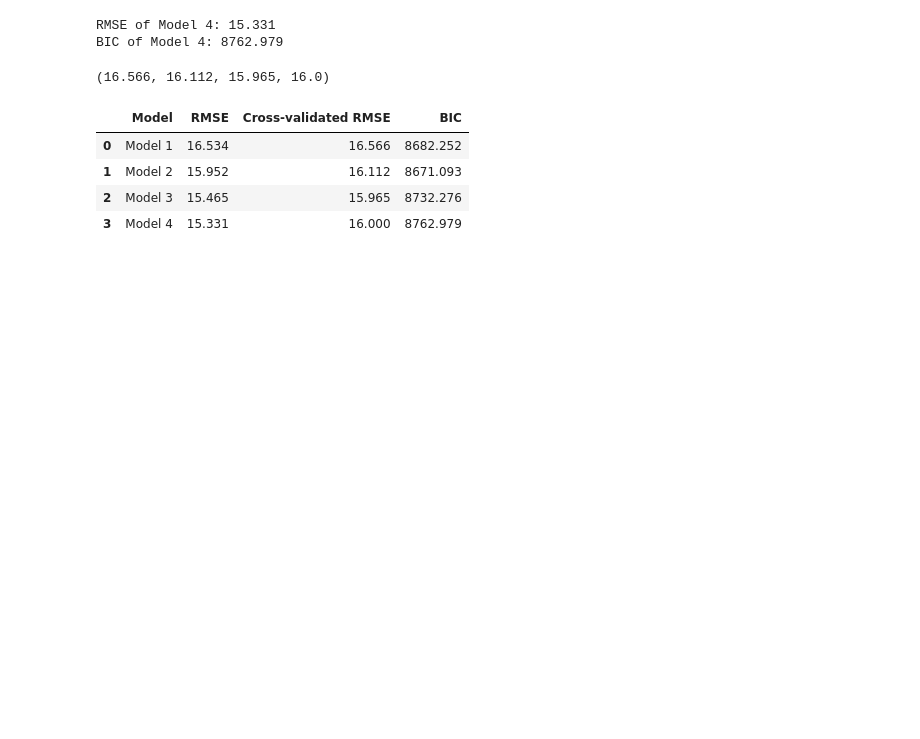
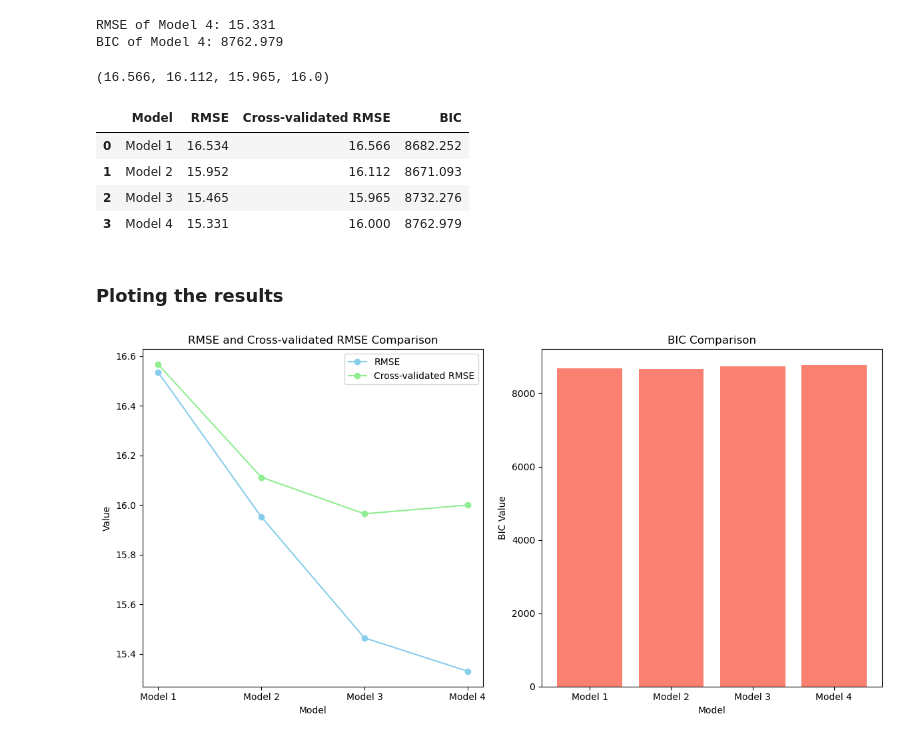
Before and after one commit to thimaipham/CEU_DA3_Assignment1, a Jupyter notebook: Assignment1_ThiMaiPham.ipynb, the cells around one changed output. Saved outputs shown, nothing was run; the diff lists cells and outputs as text; code cells hidden in the pictures; blank space fills up the shorter version.

Commit message:
changed plots

```diff
--- a/Assignment1_ThiMaiPham.ipynb
+++ b/Assignment1_ThiMaiPham.ipynb
@@ -318,3 +318,30 @@ model_results
 | 1 | Model 2 | 15.952 | 16.112 | 8671.093 |
 | 2 | Model 3 | 15.465 | 15.965 | 8732.276 |
 | 3 | Model 4 | 15.331 | 16.000 | 8762.979 |
+# %% [markdown]
+### Ploting the results
+# %%
+# Plot
+plt.figure(figsize=(12, 6))
+
+# RMSE and Cross-validated RMSE
+plt.subplot(1, 2, 1)
+plt.plot(model_results['Model'], model_results['RMSE'], label='RMSE', marker='o', color='skyblue')
+plt.plot(model_results['Model'], model_results['Cross-validated RMSE'],
+         label='Cross-validated RMSE', marker='o', color='lightgreen')
+plt.title('RMSE and Cross-validated RMSE Comparison')
+plt.xlabel('Model')
+plt.ylabel('Value')
+plt.legend()
+
+# BIC
+plt.subplot(1, 2, 2)
+plt.bar(model_results['Model'], model_results['BIC'], color='salmon')
+plt.title('BIC Comparison')
+plt.xlabel('Model')
+plt.ylabel('BIC Value')
+
+plt.tight_layout()
+plt.show()
+# %% [output]
+[figure, added]
```
